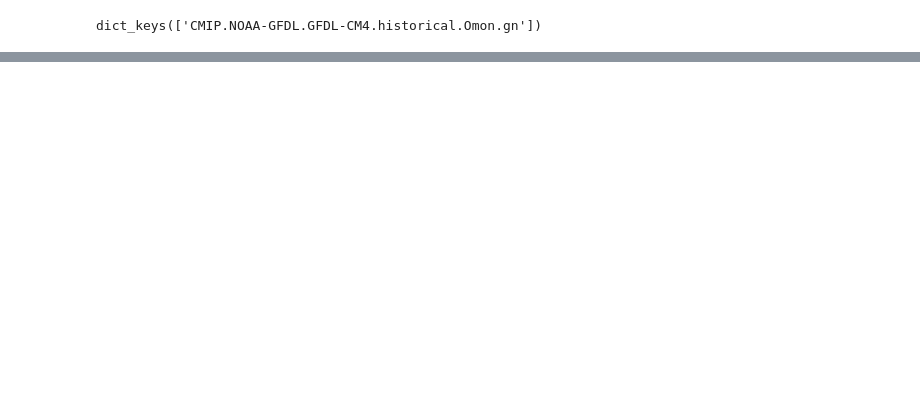
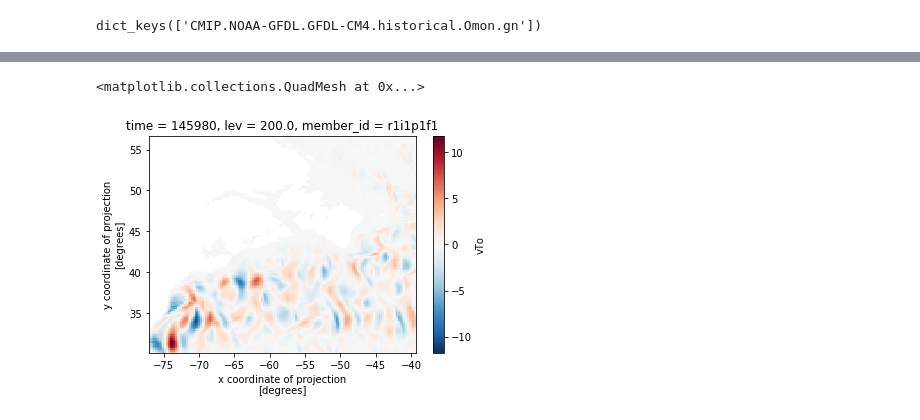
Before and after one commit to mclaret/cmip6hack-GS, a Jupyter notebook: notebooks/GFDLCM4_datalaod.ipynb, the cells around one changed output, grey strips where cells are left out. Saved outputs shown, nothing was run; the diff lists cells and outputs as text; code cells hidden in the pictures; blank space fills up the shorter version.

```diff
--- a/notebooks/GFDLCM4_datalaod.ipynb
+++ b/notebooks/GFDLCM4_datalaod.ipynb
@@ -153,3 +170,8 @@ Attributes:
+# %%
+anam100_data_sub.vTo.plot()
+# %% [output]
+<matplotlib.collections.QuadMesh at 0x...>
+[figure, added]
 # %%
 #data_sub.uo.sel(x=slice(0,30), y=slice(-80,-50)).plot()
 data_sub.uo.plot()
```
Also changed, not shown: parts of 32 cells of this notebook.
